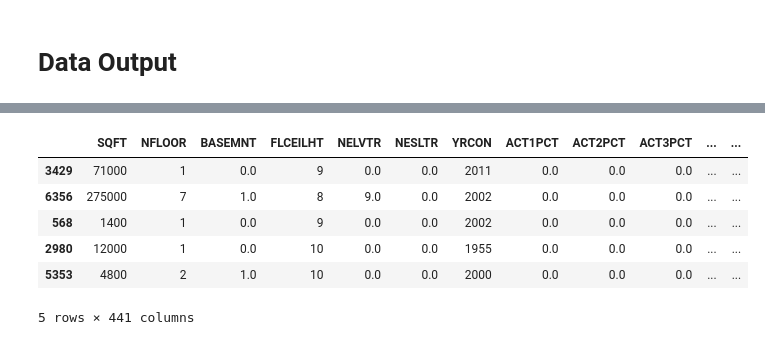
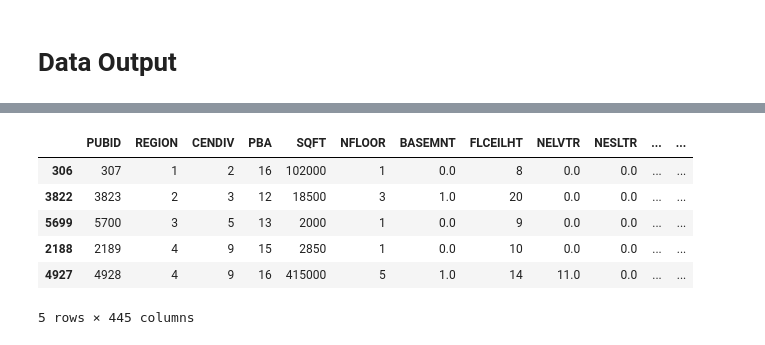
Before and after one commit to oostendo/2022-SI699-011, a Jupyter notebook: eva_and_sam/EDA_cbecs2012.ipynb, the cells around one changed output, grey strips where cells are left out. Cells and saved outputs as stored; diff of their text form; code cells hidden in the pictures.

```diff
--- a/eva_and_sam/EDA_cbecs2012.ipynb
+++ b/eva_and_sam/EDA_cbecs2012.ipynb
@@ -821,3 +821,8 @@ sns.scatterplot(x=pca_x10_df.T[0], y=pca_x10_df.T[1])
 [figure]
 # %% [markdown]
 # Data Output
+# %%
+df0, df0_numeric_cols, df0_categorical_cols = find_num_cat_cols(category_dfs, 0, num_cols, cat_cols)
+print(df0_numeric_cols)
+print(df0_categorical_cols)
+df10.sample(5)
@@ -823,0 +839,6 @@ sns.scatterplot(x=pca_x10_df.T[0], y=pca_x10_df.T[1])
+# %%
+df0_new_codebook = create_new_codebook(df_codebook, list(df0.columns))
+replace_map0, error_map0 = create_replace_map(df0_new_codebook, df0, return_errors=True)
+# %%
+df0_filled = df0.replace(to_replace=replace_map0, value=0).fillna(value=0)
+df0_filled.sample(5)
@@ -824,14 +852,14 @@ sns.scatterplot(x=pca_x10_df.T[0], y=pca_x10_df.T[1])
 # %%
-full_df_train = pd.concat([df1_filled, df2_filled, df3_filled, df4_filled, df5_filled, df6_filled, df7_filled], axis=1)
+full_df_train = pd.concat([df0_filled, df1_filled, df2_filled, df3_filled, df4_filled, df5_filled, df6_filled, df7_filled], axis=1)
 full_df_train.sample(5)
 # %% [output]
-|  | SQFT | NFLOOR | BASEMNT | FLCEILHT | NELVTR | NESLTR | YRCON | ACT1PCT | ACT2PCT | ACT3PCT | ... | ... |
-| 3429 | 71000 | 1 | 0.0 | 9 | 0.0 | 0.0 | 2011 | 0.0 | 0.0 | 0.0 | ... | ... |
-| 6356 | 275000 | 7 | 1.0 | 8 | 9.0 | 0.0 | 2002 | 0.0 | 0.0 | 0.0 | ... | ... |
-| 568 | 1400 | 1 | 0.0 | 9 | 0.0 | 0.0 | 2002 | 0.0 | 0.0 | 0.0 | ... | ... |
-| 2980 | 12000 | 1 | 0.0 | 10 | 0.0 | 0.0 | 1955 | 0.0 | 0.0 | 0.0 | ... | ... |
-| 5353 | 4800 | 2 | 1.0 | 10 | 0.0 | 0.0 | 2000 | 0.0 | 0.0 | 0.0 | ... | ... |
+|  | PUBID | REGION | CENDIV | PBA | SQFT | NFLOOR | BASEMNT | FLCEILHT | NELVTR | NESLTR | ... | ... |
+| 306 | 307 | 1 | 2 | 16 | 102000 | 1 | 0.0 | 8 | 0.0 | 0.0 | ... | ... |
+| 3822 | 3823 | 2 | 3 | 12 | 18500 | 3 | 1.0 | 20 | 0.0 | 0.0 | ... | ... |
+| 5699 | 5700 | 3 | 5 | 13 | 2000 | 1 | 0.0 | 9 | 0.0 | 0.0 | ... | ... |
+| 2188 | 2189 | 4 | 9 | 15 | 2850 | 1 | 0.0 | 10 | 0.0 | 0.0 | ... | ... |
+| 4927 | 4928 | 4 | 9 | 16 | 415000 | 5 | 1.0 | 14 | 11.0 | 0.0 | ... | ... |
-5 rows × 441 columns
+5 rows × 445 columns
 # %%
 full_df_train.to_csv('2012cbecs_train-data.csv', index=False)
 # %%
```
Also changed, not shown: parts of 20 cells of this notebook, 2 other files.
